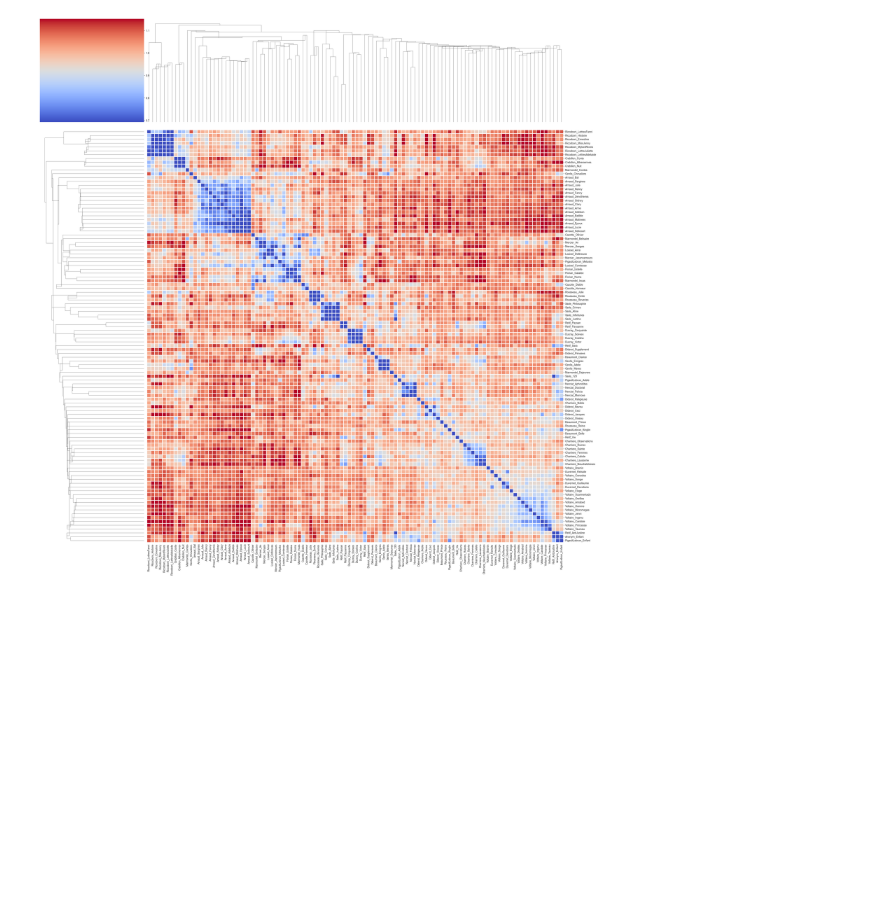
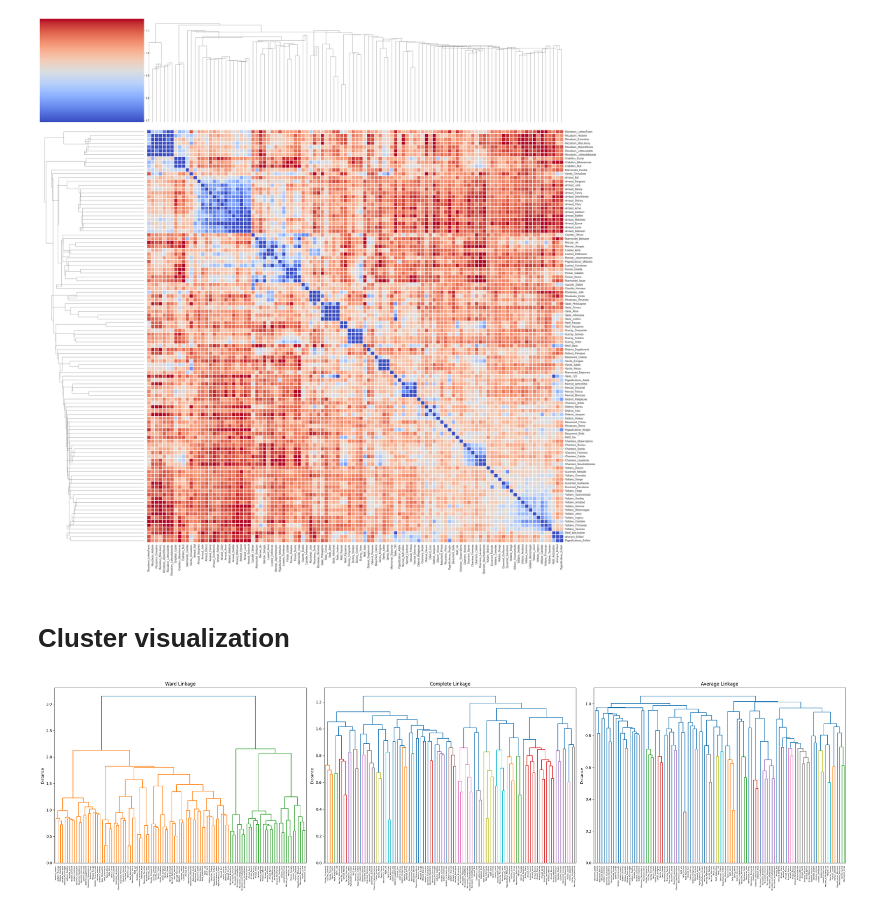
Before and after one commit to MiMoText/Stylometric_Analysis, a Jupyter notebook: make_clustermap.ipynb, the cells around one changed output. Drawn from its saved outputs; the diff is of its cells as text; code cells hidden in the pictures; blank space fills up the shorter version.

```diff
--- a/make_clustermap.ipynb
+++ b/make_clustermap.ipynb
@@ -78,3 +78,40 @@ plt.close()
 # %% [output]
 [figure]
 [figure]
+# %% [markdown]
+# Cluster visualization
+# %%
+import numpy as np
+import pandas as pd
+import scipy.cluster.hierarchy as sch
+import matplotlib.pyplot as plt
+from scipy.spatial.distance import squareform
+
+# Datei laden
+distance_file = "distance_tables/distance_table_2000-4000MFW_wurzburg_incl_AnonymEnfant.csv"
+distance_df = pd.read_csv(distance_file, index_col=0)
+
+# Distanzmatrix extrahieren
+distance_matrix = distance_df.values
+
+# Umwandlung in ein 1D-Distanzarray für scipy
+condensed_matrix = squareform(distance_matrix)
+
+# Linkage-Methoden definieren
+linkage_methods = {
+    "Ward Linkage": "ward",
+    "Complete Linkage": "complete",
+    "Average Linkage": "average"
+}
+
+# Dendrogramme plotten
+fig, axes = plt.subplots(1, 3, figsize=(30, 8))
+for ax, (title, method) in zip(axes, linkage_methods.items()):
+    linkage_matrix = sch.linkage(condensed_matrix, method=method)
+    sch.dendrogram(linkage_matrix, ax=ax, labels=distance_df.index, leaf_rotation=90)
+    ax.set_title(title)
+    ax.set_ylabel("Distance")
+plt.tight_layout()
+plt.show()
+# %% [output]
+[figure, added]
```
